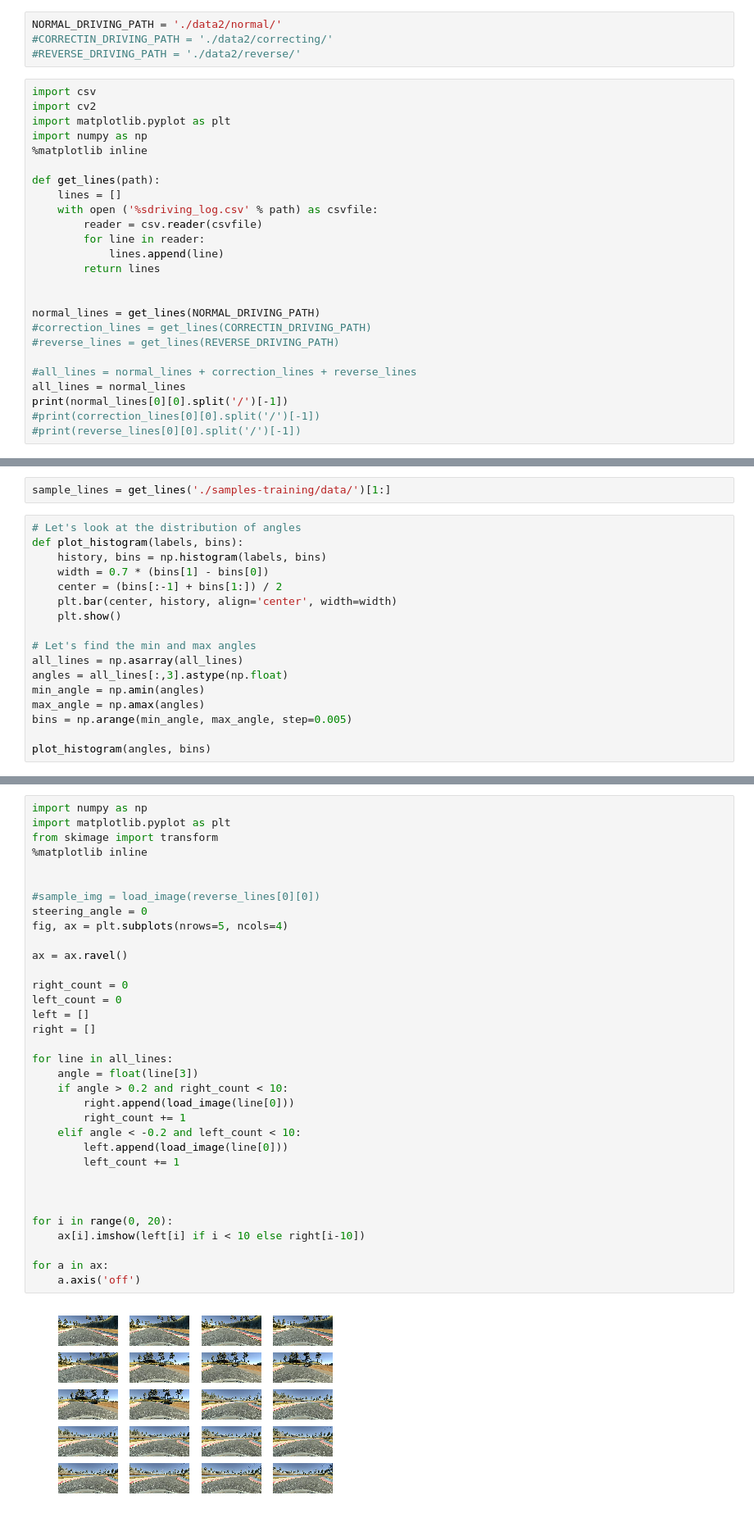
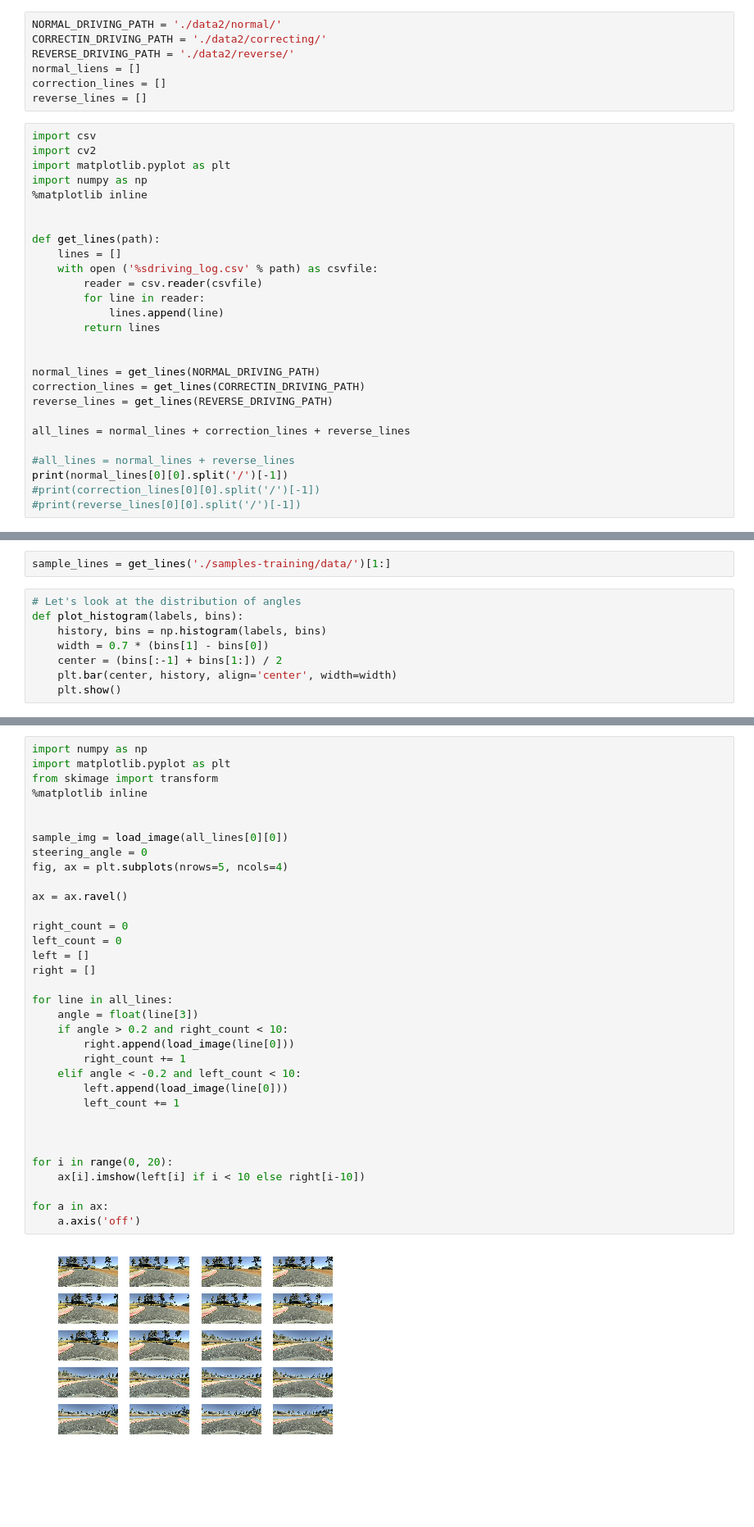
Before and after one commit to kevinwestern/CarND-Behavioral-Cloning-P3, a Jupyter notebook: model.ipynb, the cells around one changed output, grey strips where cells are left out. Shown at 82% size. Cells and saved outputs as stored; diff of their text form; blank space fills up the shorter version.

```diff
--- a/model.ipynb
+++ b/model.ipynb
@@ -1,13 +1,17 @@
 # %%
 NORMAL_DRIVING_PATH = './data2/normal/'
-#CORRECTIN_DRIVING_PATH = './data2/correcting/'
-#REVERSE_DRIVING_PATH = './data2/reverse/'
+CORRECTIN_DRIVING_PATH = './data2/correcting/'
+REVERSE_DRIVING_PATH = './data2/reverse/'
+normal_liens = []
+correction_lines = []
+reverse_lines = []
 # %%
 import csv
 import cv2
 import matplotlib.pyplot as plt
 import numpy as np
 %matplotlib inline
+
 
 def get_lines(path):
     lines = []
@@ -19,11 +23,12 @@ def get_lines(path):
 
 
 normal_lines = get_lines(NORMAL_DRIVING_PATH)
-#correction_lines = get_lines(CORRECTIN_DRIVING_PATH)
-#reverse_lines = get_lines(REVERSE_DRIVING_PATH)
+correction_lines = get_lines(CORRECTIN_DRIVING_PATH)
+reverse_lines = get_lines(REVERSE_DRIVING_PATH)
 
-#all_lines = normal_lines + correction_lines + reverse_lines
-all_lines = normal_lines
+all_lines = normal_lines + correction_lines + reverse_lines
+
+#all_lines = normal_lines + reverse_lines
 print(normal_lines[0][0].split('/')[-1])
 #print(correction_lines[0][0].split('/')[-1])
 #print(reverse_lines[0][0].split('/')[-1])
@@ -39,12 +44,3 @@ def plot_histogram(labels, bins):
     center = (bins[:-1] + bins[1:]) / 2
     plt.bar(center, history, align='center', width=width)
     plt.show()
-
-# Let's find the min and max angles
-all_lines = np.asarray(all_lines)
-angles = all_lines[:,3].astype(np.float)
-min_angle = np.amin(angles)
-max_angle = np.amax(angles)
-bins = np.arange(min_angle, max_angle, step=0.005)
-
-plot_histogram(angles, bins)
@@ -84,35 +123,35 @@ from skimage import transform
 %matplotlib inline
 
 
-#sample_img = load_image(reverse_lines[0][0])
+sample_img = load_image(all_lines[0][0])
 steering_angle = 0
 fig, ax = plt.subplots(nrows=5, ncols=4)
 
 ax = ax.ravel()
 
 right_count = 0
 left_count = 0
 left = []
 right = []
 
 for line in all_lines:
     angle = float(line[3])
     if angle > 0.2 and right_count < 10:
         right.append(load_image(line[0]))
         right_count += 1
     elif angle < -0.2 and left_count < 10:
         left.append(load_image(line[0]))
         left_count += 1
 
 
 
 for i in range(0, 20):
     ax[i].imshow(left[i] if i < 10 else right[i-10])
 
 for a in ax:
     a.axis('off')
 # %% [output]
-[figure, old version]
+[figure, new version]
 # %%
 import numpy as np
 from skimage import transform
```
Also changed, not shown: parts of 16 cells of this notebook, 2 other files.
